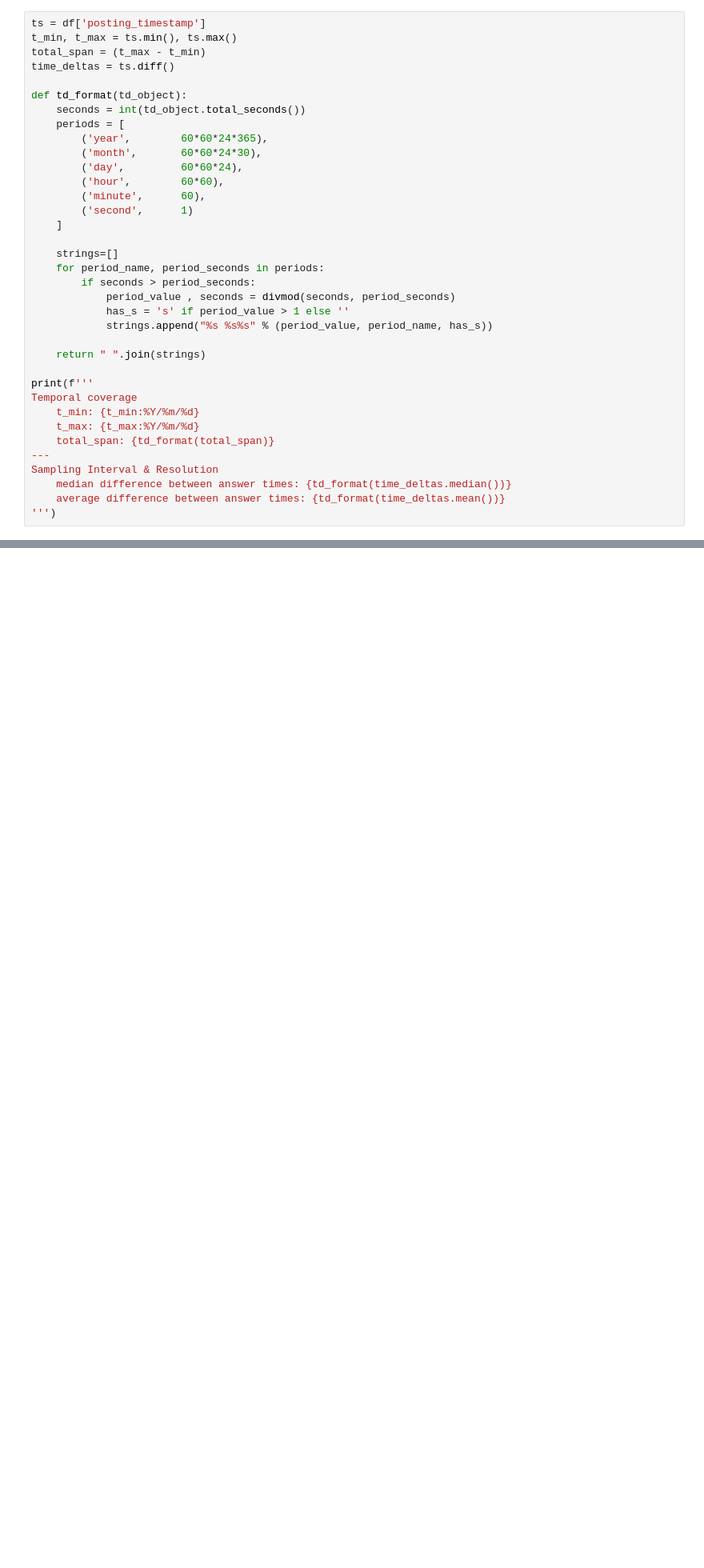
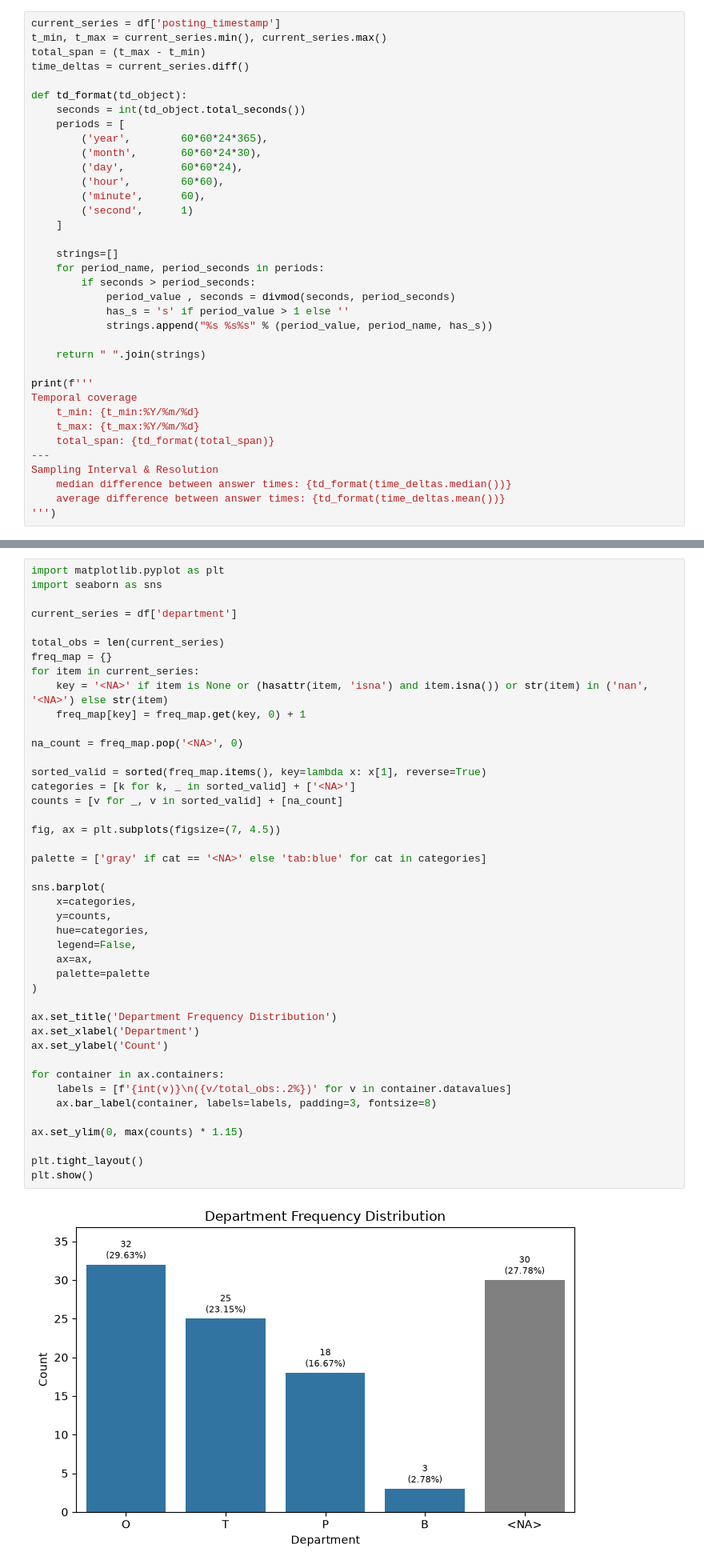
Before and after one commit to WolfgangTheDrug/Churn-analizer, a Jupyter notebook: src/EDA feedback.ipynb, the cells around one changed output, grey strips where cells are left out. Shown at 80% size. Drawn from its saved outputs; the diff is of its cells as text; blank space fills up the shorter version.

```diff
--- a/src/EDA feedback.ipynb
+++ b/src/EDA feedback.ipynb
@@ -167,8 +166,8 @@ The main goal of datetime univariate analysis is to evaluate data continuity, sp
 # %%
-ts = df['posting_timestamp']
-t_min, t_max = ts.min(), ts.max()
+current_series = df['posting_timestamp']
+t_min, t_max = current_series.min(), current_series.max()
 total_span = (t_max - t_min)
-time_deltas = ts.diff()
+time_deltas = current_series.diff()
 
 def td_format(td_object):
     seconds = int(td_object.total_seconds())
@@ -365,0 +379,45 @@ The variable survey_type is valid: True
+# %%
+import matplotlib.pyplot as plt
+import seaborn as sns
+
+current_series = df['department']
+
+total_obs = len(current_series)
+freq_map = {}
+for item in current_series:
+    key = '<NA>' if item is None or (hasattr(item, 'isna') and item.isna()) or str(item) in ('nan', '<NA>') else str(item)
+    freq_map[key] = freq_map.get(key, 0) + 1
+
+na_count = freq_map.pop('<NA>', 0)
+
+sorted_valid = sorted(freq_map.items(), key=lambda x: x[1], reverse=True)
+categories = [k for k, _ in sorted_valid] + ['<NA>']
+counts = [v for _, v in sorted_valid] + [na_count]
+
+fig, ax = plt.subplots(figsize=(7, 4.5))
+
+palette = ['gray' if cat == '<NA>' else 'tab:blue' for cat in categories]
+
+sns.barplot(
+    x=categories,
+    y=counts,
+    hue=categories,
+    legend=False,
+    ax=ax,
+    palette=palette
+)
+
+ax.set_title('Department Frequency Distribution')
+ax.set_xlabel('Department')
+ax.set_ylabel('Count')
+
+for container in ax.containers:
+    labels = [f'{int(v)}\n({v/total_obs:.2%})' for v in container.datavalues]
+    ax.bar_label(container, labels=labels, padding=3, fontsize=8)
+
+ax.set_ylim(0, max(counts) * 1.15)
+
+plt.tight_layout()
+plt.show()
+# %% [output]
+[figure, added]
```
Also changed, not shown: parts of 12 cells of this notebook.
